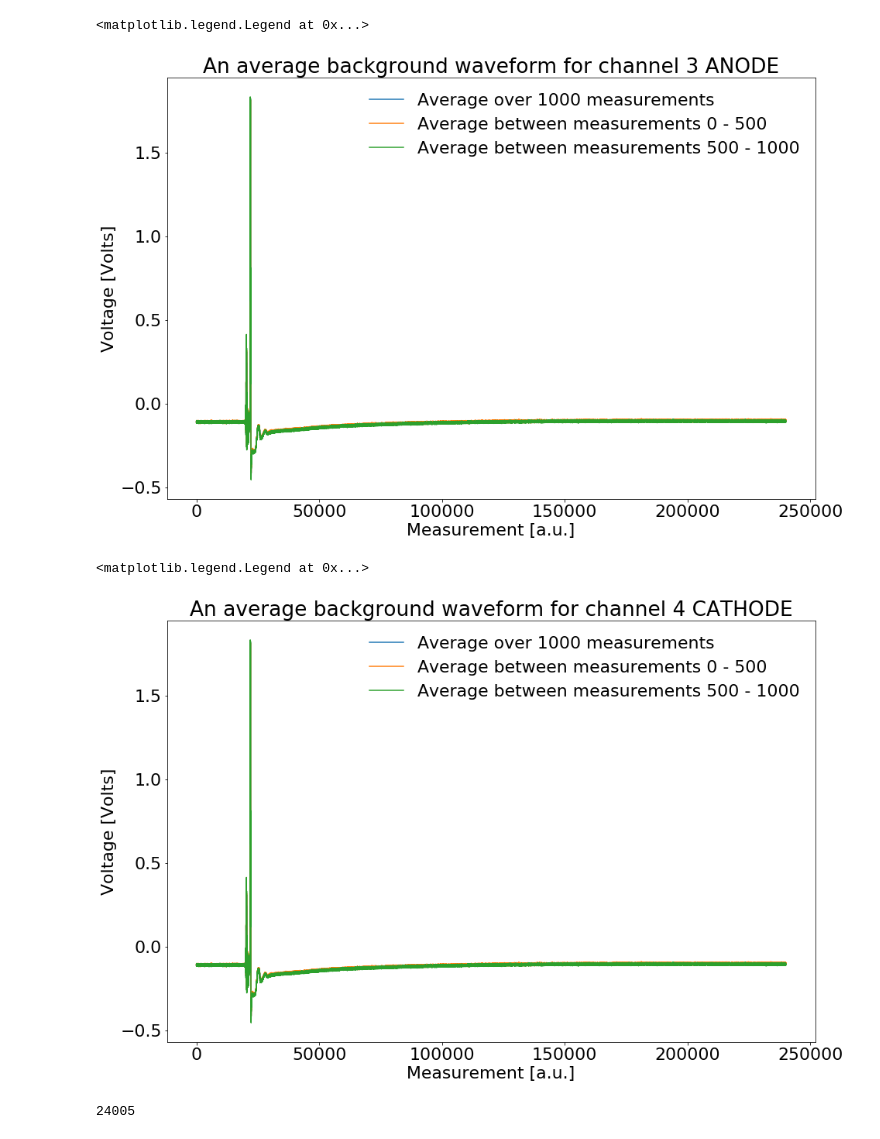
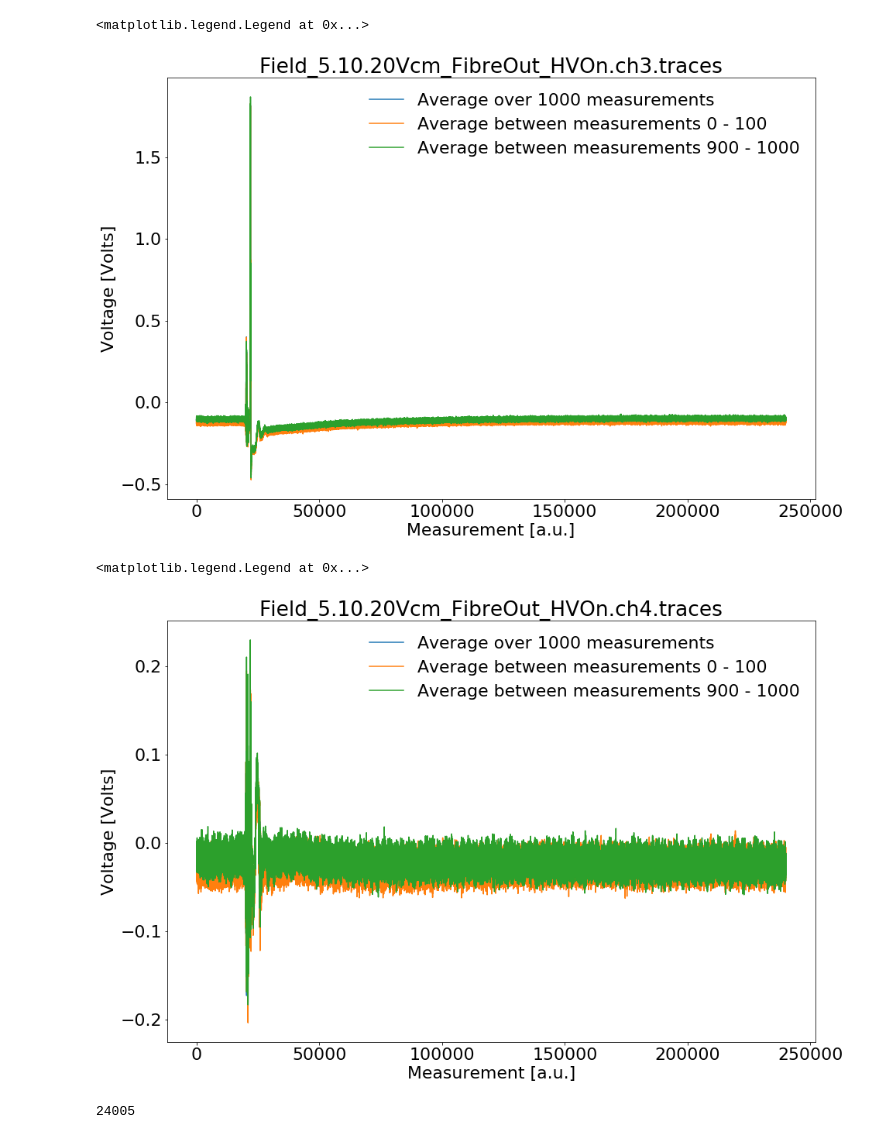
Before and after one commit to StefanoVergani/waveform_study, a Jupyter notebook: hdf5_shower.ipynb, the cells around one changed output. Saved outputs shown, nothing was run; the diff lists cells and outputs as text; code cells hidden in the pictures.

```diff
--- a/hdf5_shower.ipynb
+++ b/hdf5_shower.ipynb
@@ -19 +17,9 @@ hf_target=h5.File("results_2022_12_20.hdf5","r")
+# %%
+hf_target_first=h5.File("results_2023_02_02_14_38_waveform.hdf5","r")
+#hf_target_last=h5.File("results_2023_01_31_last_waveform.hdf5","r")
+# %%
+filename_ch3_first=hf_target_first.get('filename_ch3').value
+filename_ch4_first=hf_target_first.get('filename_ch4').value
+filename_bkg_ch3_first=hf_target_first.get('filename_bkg_ch3').value
+filename_bkg_ch4_first=hf_target_first.get('filename_bkg_ch4').value
 # %%
@@ -81,25 +127,25 @@ ax.legend()
 # %%
 fig, ax = plt.subplots()
-ax.plot(bkg_time_ch3,average_bkg_ch3,label="Average over 1000 measurements")
-ax.plot(bkg_time_ch3,average_bkg_0_500_ch3,label="Average between measurements 0 - 500")
-ax.plot(bkg_time_ch3,average_bkg_500_1000_ch3,label="Average between measurements 500 - 1000")
+ax.plot(bkg_time_ch3_first,average_bkg_ch3_first,label="Average over 1000 measurements")
+ax.plot(bkg_time_ch3_first,average_bkg_0_100_ch3_first,label="Average between measurements 0 - 100")
+ax.plot(bkg_time_ch3_first,average_bkg_900_1000_ch3_first,label="Average between measurements 900 - 1000")
 ax.set_xlabel("Measurement [a.u.]")
 ax.set_ylabel("Voltage [Volts]")
-ax.set_title("An average background waveform for channel 3 ANODE")
+ax.set_title(filename_bkg_ch3_first)
 ax.legend()
 # %% [output]
 <matplotlib.legend.Legend at 0x...>
-[figure, old version]
+[figure, new version]
 # %%
 fig, ax = plt.subplots()
-ax.plot(bkg_time_ch4,average_bkg_ch4,label="Average over 1000 measurements")
-ax.plot(bkg_time_ch4,average_bkg_0_500_ch4,label="Average between measurements 0 - 500")
-ax.plot(bkg_time_ch4,average_bkg_500_1000_ch4,label="Average between measurements 500 - 1000")
+ax.plot(bkg_time_ch4_first,average_bkg_ch4_first,label="Average over 1000 measurements")
+ax.plot(bkg_time_ch4_first,average_bkg_0_100_ch4_first,label="Average between measurements 0 - 100")
+ax.plot(bkg_time_ch4_first,average_bkg_900_1000_ch4_first,label="Average between measurements 900 - 1000")
 ax.set_xlabel("Measurement [a.u.]")
 ax.set_ylabel("Voltage [Volts]")
-ax.set_title("An average background waveform for channel 4 CATHODE")
+ax.set_title(filename_bkg_ch4_first)
 ax.legend()
 # %% [output]
 <matplotlib.legend.Legend at 0x...>
-[figure, old version]
+[figure, new version]
 # %%
```
Also changed, not shown: parts of 30 cells of this notebook, 13 other files.
